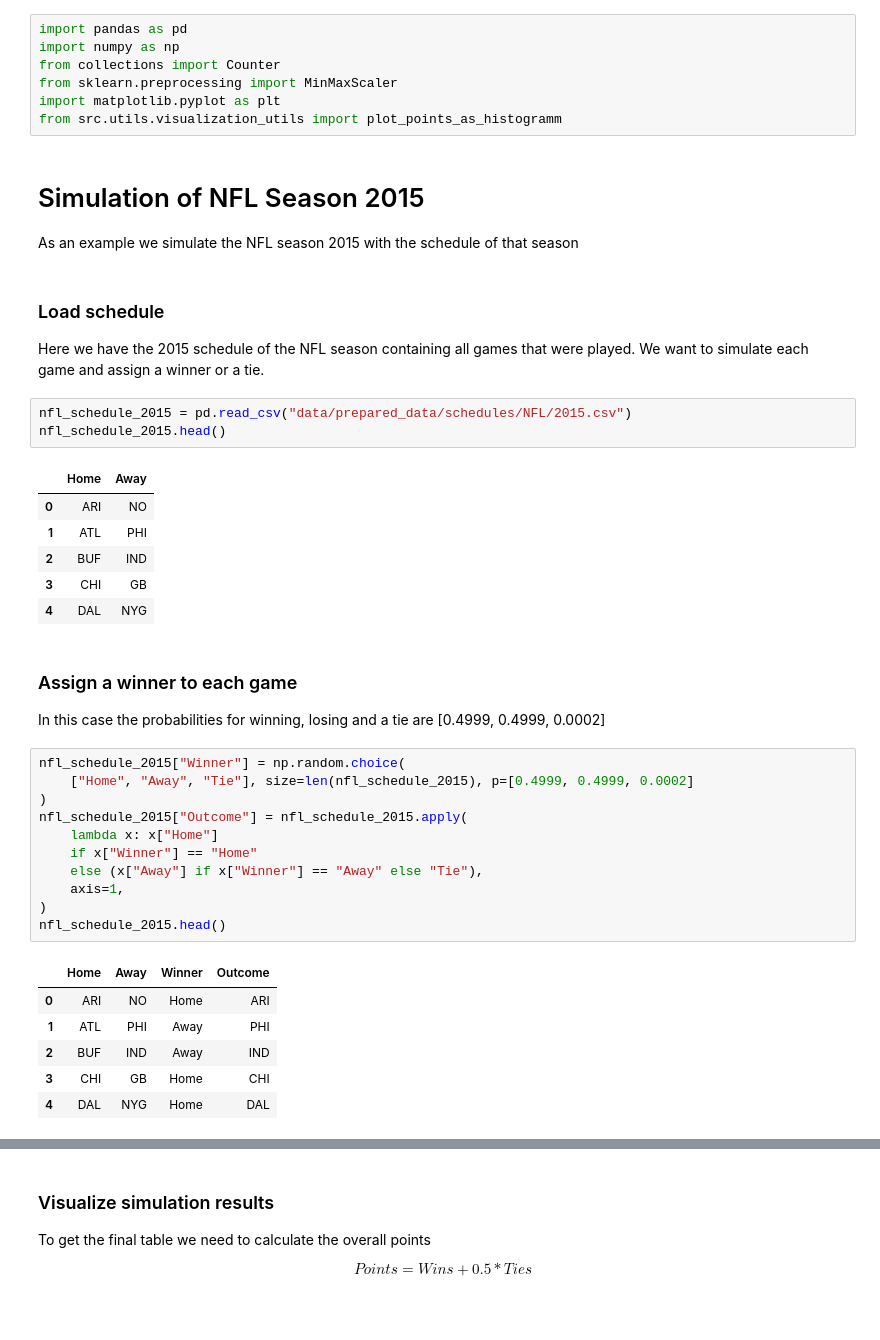
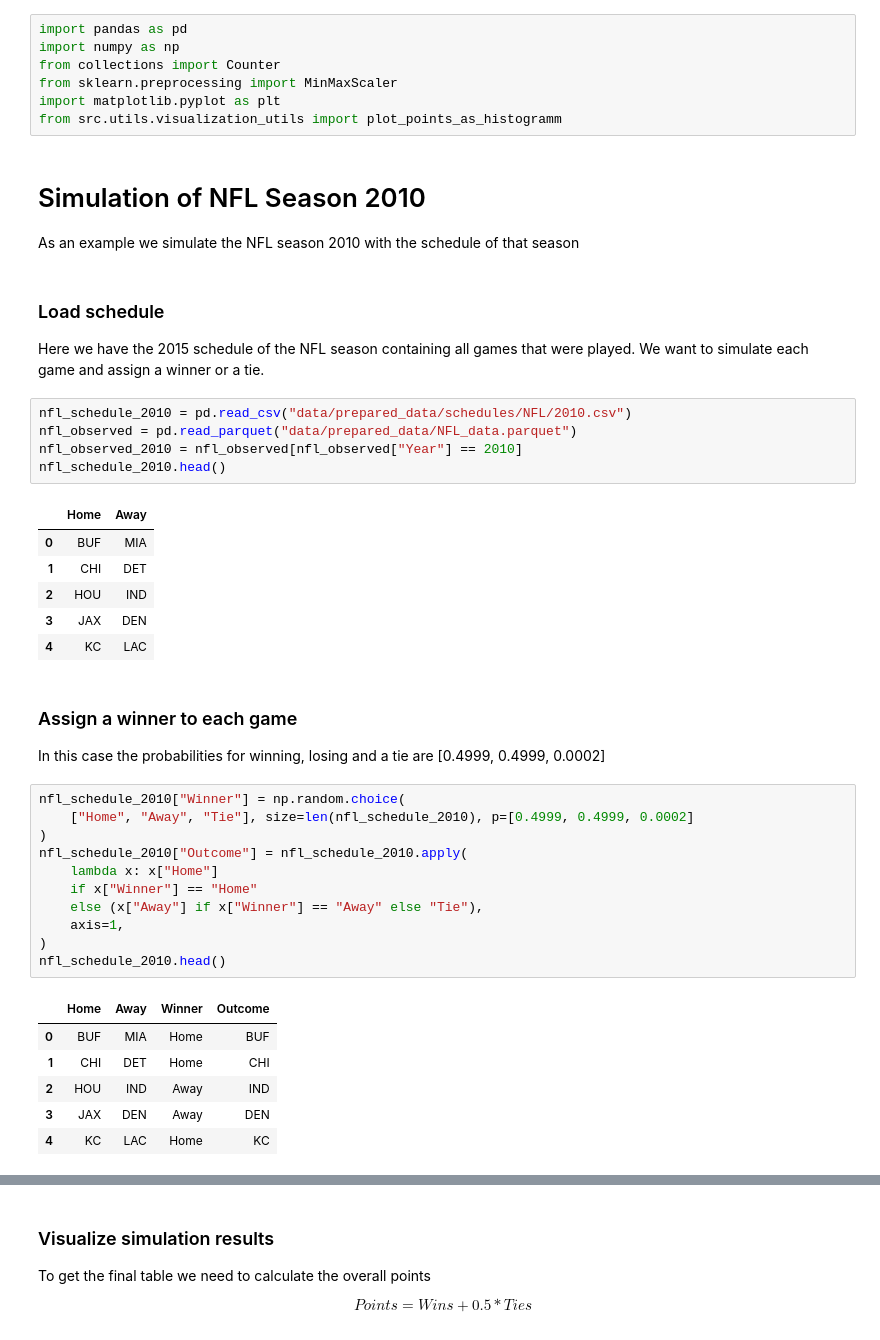
Before and after one commit to unicorne/luck_vs_skill, a Jupyter notebook: simulation_step_by_step.ipynb, the cells around one changed output, grey strips where cells are left out. Drawn from its saved outputs; the diff is of its cells as text.

```diff
--- a/simulation_step_by_step.ipynb
+++ b/simulation_step_by_step.ipynb
@@ -6,45 +6,47 @@ from sklearn.preprocessing import MinMaxScaler
 import matplotlib.pyplot as plt
 from src.utils.visualization_utils import plot_points_as_histogramm
 # %% [markdown]
-# Simulation of NFL Season 2015
+# Simulation of NFL Season 2010
 
-As an example we simulate the NFL season 2015 with the schedule of that season
+As an example we simulate the NFL season 2010 with the schedule of that season
 # %% [markdown]
 ### Load schedule
 
 Here we have the 2015 schedule of the NFL season containing all games that were played.
 We want to simulate each game and assign a winner or a tie.
 # %%
-nfl_schedule_2015 = pd.read_csv("data/prepared_data/schedules/NFL/2015.csv")
-nfl_schedule_2015.head()
+nfl_schedule_2010 = pd.read_csv("data/prepared_data/schedules/NFL/2010.csv")
+nfl_observed = pd.read_parquet("data/prepared_data/NFL_data.parquet")
+nfl_observed_2010 = nfl_observed[nfl_observed["Year"] == 2010]
+nfl_schedule_2010.head()
 # %% [output]
 |  | Home | Away |
-| 0 | ARI | NO |
-| 1 | ATL | PHI |
-| 2 | BUF | IND |
-| 3 | CHI | GB |
-| 4 | DAL | NYG |
+| 0 | BUF | MIA |
+| 1 | CHI | DET |
+| 2 | HOU | IND |
+| 3 | JAX | DEN |
+| 4 | KC | LAC |
 # %% [markdown]
 ### Assign a winner to each game
 
 In this case the probabilities for winning, losing and a tie are [0.4999, 0.4999, 0.0002]
 # %%
-nfl_schedule_2015["Winner"] = np.random.choice(
-    ["Home", "Away", "Tie"], size=len(nfl_schedule_2015), p=[0.4999, 0.4999, 0.0002]
+nfl_schedule_2010["Winner"] = np.random.choice(
+    ["Home", "Away", "Tie"], size=len(nfl_schedule_2010), p=[0.4999, 0.4999, 0.0002]
 )
-nfl_schedule_2015["Outcome"] = nfl_schedule_2015.apply(
+nfl_schedule_2010["Outcome"] = nfl_schedule_2010.apply(
     lambda x: x["Home"]
     if x["Winner"] == "Home"
     else (x["Away"] if x["Winner"] == "Away" else "Tie"),
     axis=1,
 )
-nfl_schedule_2015.head()
+nfl_schedule_2010.head()
 # %% [output]
 |  | Home | Away | Winner | Outcome |
-| 0 | ARI | NO | Home | ARI |
-| 1 | ATL | PHI | Away | PHI |
-| 2 | BUF | IND | Away | IND |
-| 3 | CHI | GB | Home | CHI |
-| 4 | DAL | NYG | Home | DAL |
+| 0 | BUF | MIA | Home | BUF |
+| 1 | CHI | DET | Home | CHI |
+| 2 | HOU | IND | Away | IND |
+| 3 | JAX | DEN | Away | DEN |
+| 4 | KC | LAC | Home | KC |
 # %%
 # Count the number of wins per team
```
Also changed, not shown: parts of 16 cells of this notebook, 5 other files.
